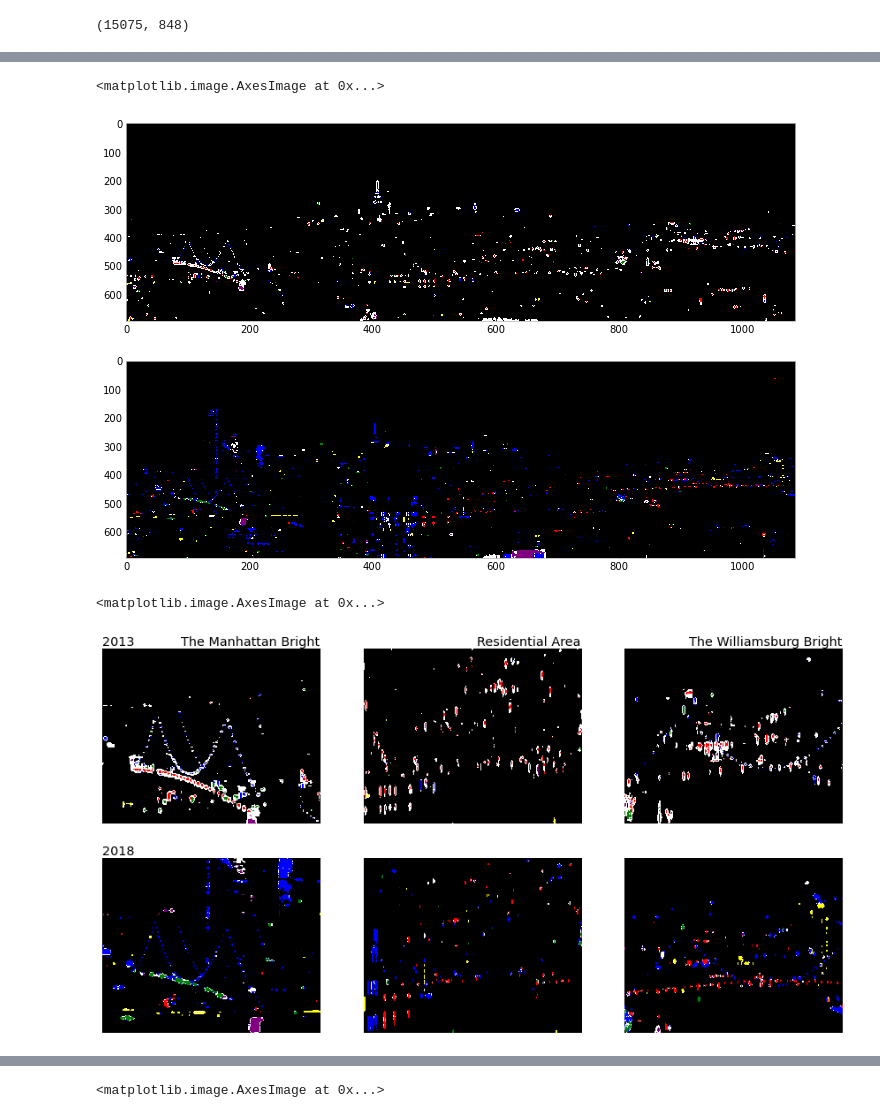
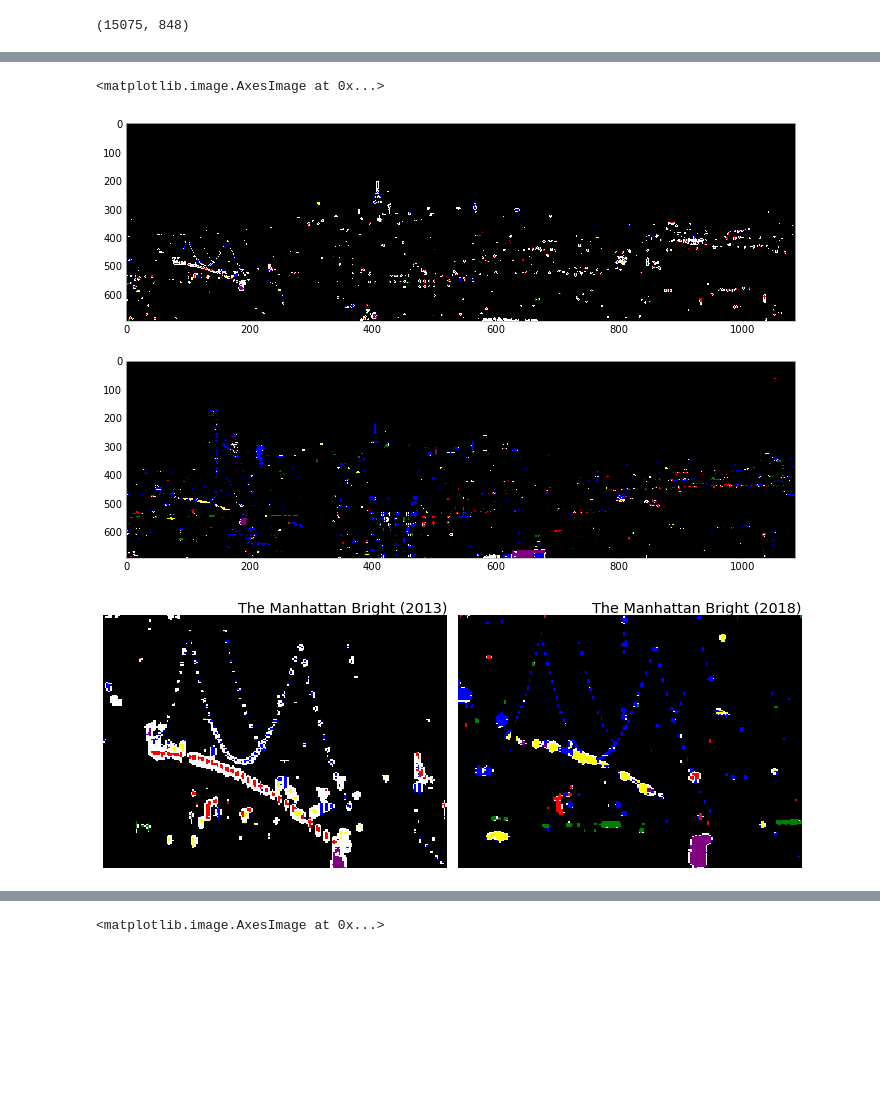
Before and after one commit to gdobler/lighting-tech-changeover, a Jupyter notebook: ltco/UO_lightingtechnology_mainly_script.ipynb, the cells around one changed output, grey strips where cells are left out. Saved outputs shown, nothing was run; the diff lists cells and outputs as text; code cells hidden in the pictures; blank space fills up the shorter version.

Commit message:
updated plots
ls

```diff
--- a/ltco/UO_lightingtechnology_mainly_script.ipynb
+++ b/ltco/UO_lightingtechnology_mainly_script.ipynb
@@ -711,47 +1064,45 @@ def get_rbg_loc(rgb_tech, src, r, g, b):
 rgb_tech_hsi0 = get_rbg_loc(rgb_tech_hsi0, unknown_hsi0, 1, 1, 1)
 rgb_tech_hsi0 = get_rbg_loc(rgb_tech_hsi0, HPS_hsi0, 1, 0, 0)
 rgb_tech_hsi0 = get_rbg_loc(rgb_tech_hsi0, LED_hsi0, 0, 0, 1)
-rgb_tech_hsi0 = get_rbg_loc(rgb_tech_hsi0, CFL_hsi0, 1, 1, 0)
+rgb_tech_hsi0 = get_rbg_loc(rgb_tech_hsi0, CFL_hsi0, 0, 128/255, 0)
 rgb_tech_hsi0 = get_rbg_loc(rgb_tech_hsi0, MH_hsi0, 128/255, 0, 128/255)
-rgb_tech_hsi0 = get_rbg_loc(rgb_tech_hsi0, INC_hsi0, 0, 128/255, 0)
+rgb_tech_hsi0 = get_rbg_loc(rgb_tech_hsi0, INC_hsi0, 1, 1, 0)
 
 
 rgb_tech_hsi1 = get_rbg_loc(rgb_tech_hsi1, unknown_hsi1, 1, 1, 1)
 rgb_tech_hsi1 = get_rbg_loc(rgb_tech_hsi1, HPS_hsi1, 1, 0, 0)
 rgb_tech_hsi1 = get_rbg_loc(rgb_tech_hsi1, LED_hsi1, 0, 0, 1)
-rgb_tech_hsi1 = get_rbg_loc(rgb_tech_hsi1, CFL_hsi1, 1, 1, 0)
+rgb_tech_hsi1 = get_rbg_loc(rgb_tech_hsi1, CFL_hsi1, 0, 128/255, 0)
 rgb_tech_hsi1 = get_rbg_loc(rgb_tech_hsi1, MH_hsi1, 128/255, 0, 128/255)
-rgb_tech_hsi1 = get_rbg_loc(rgb_tech_hsi1, INC_hsi1, 0, 128/255, 0)
+rgb_tech_hsi1 = get_rbg_loc(rgb_tech_hsi1, INC_hsi1, 1, 1, 0)
 # %%
 fig, ax = plt.subplots(nrows=2, ncols=1, figsize = (12, 8))
 ax[0].imshow(rgb_tech_hsi0, aspect="auto")
 ax[1].imshow(rgb_tech_hsi1, aspect="auto")
 # %% [output]
 <matplotlib.image.AxesImage at 0x...>
-[figure, old version]
+[figure, new version]
 # %%
-fig, ax = plt.subplots(nrows=2, ncols=3, figsize = (15, 8))
-ax[0, 0].imshow(rgb_tech_hsi0[300:580, 50:250], aspect="auto")
-ax[0, 0].axis('off')
-ax[0, 0].set_title("The Manhattan Bright", loc = "right")
-ax[0, 0].set_title("2013", loc = "left")
+fig, ax = plt.subplots(nrows=1, ncols=2, figsize = (10, 4))
+ax[0].imshow(rgb_tech_hsi0[390:580, 50:250], aspect="auto")
+ax[0].axis('off')
+ax[0].set_title("The Manhattan Bright (2013)", loc = "right")
 
-ax[1, 0].axis('off')
-ax[1, 0].set_title("2018", loc = "left")
-ax[1, 0].imshow(rgb_tech_hsi1[300:580, 50:250], aspect="auto")
+ax[1].axis('off')
+ax[1].imshow(rgb_tech_hsi1[390:580, 50:250], aspect="auto")
+ax[1].set_title("The Manhattan Bright (2018)", loc = "right")
+fig.tight_layout()
+# ax[0, 1].imshow(rgb_tech_hsi0[400:590, 450:800], aspect="auto")
+# ax[0, 1].axis('off')
+# ax[0, 1].set_title("Residential Area", loc = "right")
 
-ax[0, 1].imshow(rgb_tech_hsi0[400:590, 450:800], aspect="auto")
-ax[0, 1].axis('off')
-ax[0, 1].set_title("Residential Area", loc = "right")
+# ax[1, 1].axis('off')
+# ax[1, 1].imshow(rgb_tech_hsi1[400:590, 450:800], aspect="auto")
 
-ax[1, 1].axis('off')
-ax[1, 1].imshow(rgb_tech_hsi1[400:590, 450:800], aspect="auto")
-
-ax[0, 2].imshow(rgb_tech_hsi0[300:500, 800:], aspect="auto")
-ax[0, 2].set_title("The Williamsburg Bright", loc = "right")
-ax[0, 2].axis('off')
-ax[1, 2].axis('off')
-ax[1, 2].imshow(rgb_tech_hsi1[300:500, 800:], aspect="auto")
+# ax[0, 2].imshow(rgb_tech_hsi0[300:500, 800:], aspect="auto")
+# ax[0, 2].set_title("The Williamsburg Bright", loc = "right")
+# ax[0, 2].axis('off')
+# ax[1, 2].axis('off')
+# ax[1, 2].imshow(rgb_tech_hsi1[300:500, 800:], aspect="auto")
 # %% [output]
-<matplotlib.image.AxesImage at 0x...>
-[figure, old version]
+[figure, new version]
```
Also changed, not shown: parts of 37 cells of this notebook, 1 other file.
